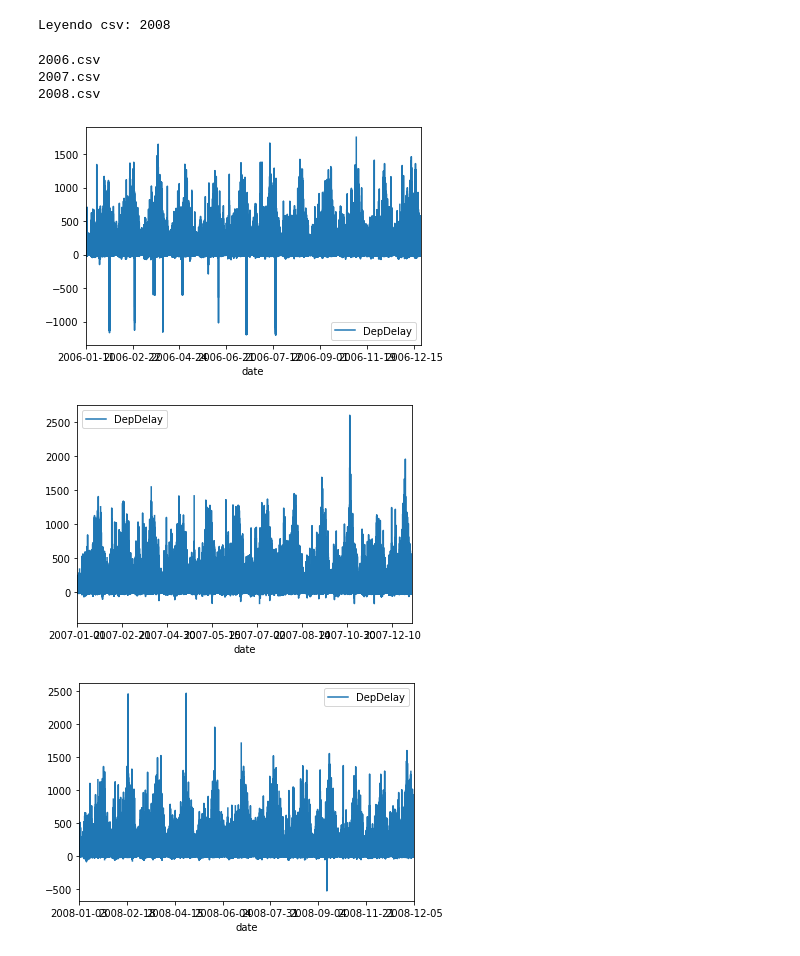
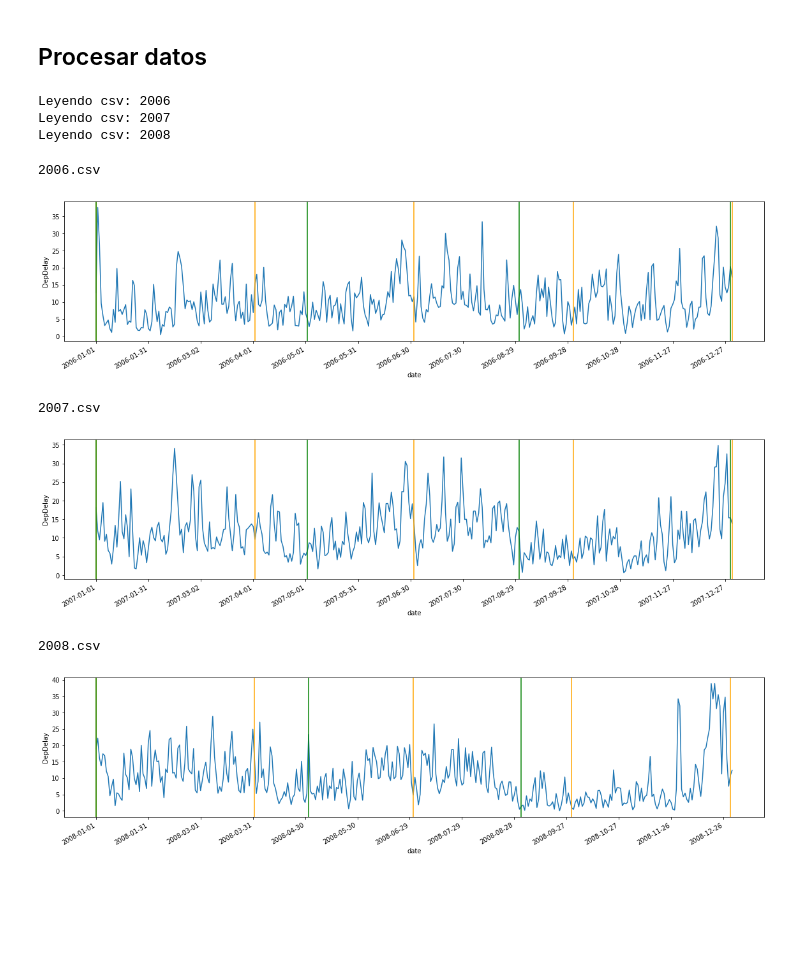
Before and after one commit to jpcenteno/flight-delay-estimation, a Jupyter notebook: notebooks/monthly_delay.ipynb, the cells around one changed output. Saved outputs shown, nothing was run; the diff lists cells and outputs as text; code cells hidden in the pictures; blank space fills up the shorter version.

Commit message:
graficos arreglados para monthly_delay

```diff
--- a/notebooks/monthly_delay.ipynb
+++ b/notebooks/monthly_delay.ipynb
@@ -13,6 +16,8 @@ import shutil
 # load data
 tmp_dir = "./tmp_csv/"
 years = ["2006", "2007", "2008"]
+# %% [markdown]
+## Procesar datos
 # %%
 #crear directorio con data de delays agrupada por retraso
 if not os.path.exists(tmp_dir):
@@ -29,23 +34,45 @@ for year in years:
         df["date"] = dates
         df = df[["date", "DepDelay", "ArrDelay"]]
 
-        df.groupby(by=df['date'].dt.date).mean()
+        df = df.groupby(by=df['date'].dt.date).mean()
         df.to_csv(tmp_dir+year+".csv")
         del df
 # %% [output]
+Leyendo csv: 2006
+Leyendo csv: 2007
 Leyendo csv: 2008
+# %%
+for filename in os.listdir(tmp_dir):
+    if filename.endswith(".csv") and filename != "merged.csv":
+        print(filename)
+        df = pd.read_csv(tmp_dir+filename)
+        fig, ax = plt.subplots(figsize=(16,4))
+        sns.lineplot(x=df.date, y=df.DepDelay, linestyle='-')
+        plt.xticks(plt.xticks()[0], df.date, rotation=90)
+        plt.tight_layout()
+        xticks = ax.xaxis.get_major_ticks()
+        for i in range(len(xticks)):
+            if i%30 != 0:
+                xticks[i].set_visible(False)
+            if i%int((len(xticks))/4) == 0:
+                plt.axvline(x=i, color="orange")
+            if i%int((len(xticks))/3) == 0:
+                plt.axvline(x=i, color="green")
+        fig.autofmt_xdate()
+        plt.show()
+
+#Trimestres en verde, cuatrimestres en naranja
+# %% [output]
+2006.csv
+[figure, added]
+2007.csv
+[figure, added]
+2008.csv
+[figure, added]
 # %%
+#merge
+df = pd.DataFrame(columns=["date", "DepDelay", "ArrDelay"])
 for filename in os.listdir(tmp_dir):
     if filename.endswith(".csv"):
-        print(filename)
-        df = pd.read_csv(tmp_dir+filename)
-        df.plot(x="date", y="DepDelay", linestyle='-')
-
-#fixme: horriples los gŕaficos
+        df_input = pd.read_csv(tmp_dir+filename)
+        df = pd.concat([df, df_input], sort=False)
-# %% [output]
-2006.csv
-2007.csv
-2008.csv
-[figure, removed]
-[figure, removed]
-[figure, removed]
```
Also changed, not shown: parts of 7 cells of this notebook.
